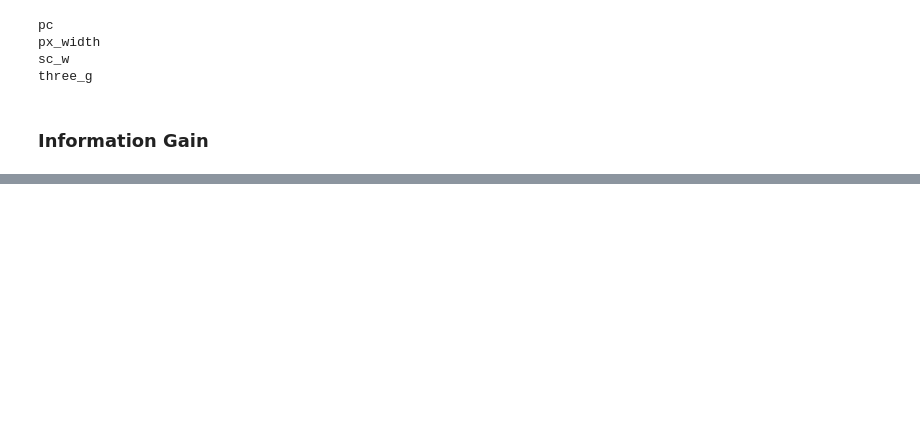
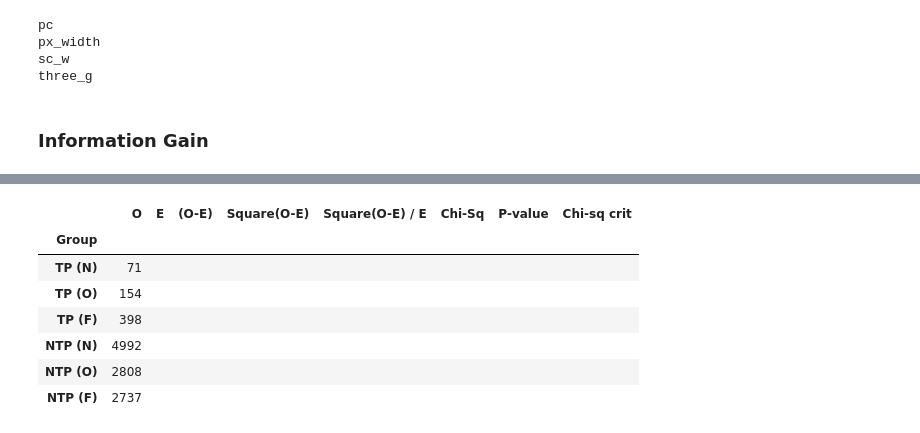
Before and after one commit to Bhaiyahns45/Machine-Learning, a Jupyter notebook: Week 3/Feature Selection.ipynb, the cells around one changed output, grey strips where cells are left out. Drawn from its saved outputs; the diff is of its cells as text; code cells hidden in the pictures; blank space fills up the shorter version.

```diff
--- a/Week 3/Feature Selection.ipynb
+++ b/Week 3/Feature Selection.ipynb
@@ -258,0 +836,5 @@ dtype: float64
+# %%
+columns = ['Group'] + [cat for cat in category]
+# %%
+data = pd.DataFrame(data, columns = columns)
+data.set_index('Group', inplace = True)
@@ -258,0 +895,15 @@ dtype: float64
+# %%
+for cat in category:
+    for gp in no_of_group:
+        chi_table['O'][f'{gp} ({cat})'] = data[cat][gp]
+# %%
+chi_table
+# %% [output]
+|  | O | E | (O-E) | Square(O-E) | Square(O-E) / E | Chi-Sq | P-value | Chi-sq crit |
+| Group |  |  |  |  |  |  |  |  |
+| TP (N) | 71 |  |  |  |  |  |  |  |
+| TP (O) | 154 |  |  |  |  |  |  |  |
+| TP (F) | 398 |  |  |  |  |  |  |  |
+| NTP (N) | 4992 |  |  |  |  |  |  |  |
+| NTP (O) | 2808 |  |  |  |  |  |  |  |
+| NTP (F) | 2737 |  |  |  |  |  |  |  |
```
Also changed, not shown: parts of 102 cells of this notebook.
